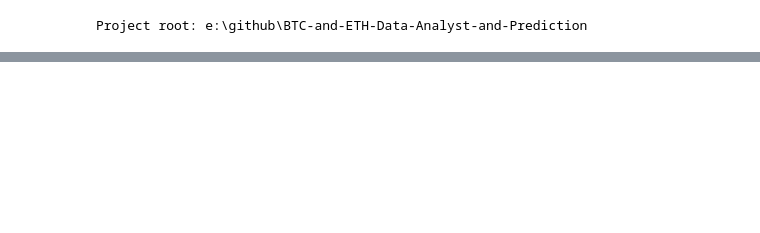
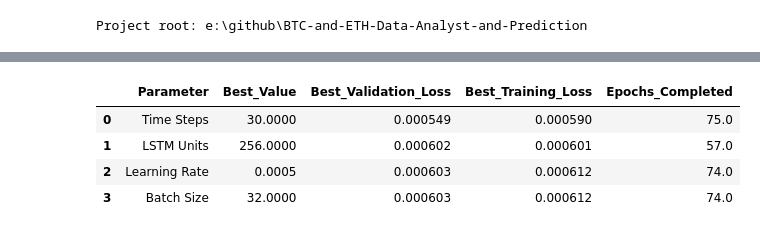
Before and after one commit to TsienHahn/BTC-and-ETH-Data-Analyst-and-Prediction, a Jupyter notebook: notebooks/05_Hyperparameter_analysis.ipynb, the cells around one changed output, grey strips where cells are left out. Drawn from its saved outputs; the diff is of its cells as text; code cells hidden in the pictures; blank space fills up the shorter version.

```diff
--- a/notebooks/05_Hyperparameter_analysis.ipynb
+++ b/notebooks/05_Hyperparameter_analysis.ipynb
@@ -442,0 +615,73 @@ def plot_parameter_results(
+# %%
+import pandas as pd
+
+best_parameter_rows = []
+
+for parameter_name, (
+    results_data,
+    value_column
+) in parameter_results.items():
+
+    # Convert list into DataFrame
+    results_df = pd.DataFrame(results_data)
+
+    if results_df.empty:
+        print(
+            f"Warning: No results for "
+            f"{parameter_name}"
+        )
+        continue
+
+    if "best_validation_loss" not in results_df.columns:
+        raise ValueError(
+            f"{parameter_name} does not contain "
+            "'best_validation_loss'. "
+            f"Available columns: "
+            f"{results_df.columns.tolist()}"
+        )
+
+    if value_column not in results_df.columns:
+        raise ValueError(
+            f"{parameter_name} does not contain "
+            f"'{value_column}'. "
+            f"Available columns: "
+            f"{results_df.columns.tolist()}"
+        )
+
+    # Find the row with the lowest validation loss
+    best_index = (
+        results_df["best_validation_loss"]
+        .astype(float)
+        .idxmin()
+    )
+
+    best_row = results_df.loc[best_index]
+
+    best_parameter_rows.append({
+        "Parameter": parameter_name,
+
+        "Best_Value":
+            best_row[value_column],
+
+        "Best_Validation_Loss":
+            best_row["best_validation_loss"],
+
+        "Best_Training_Loss":
+            best_row["best_training_loss"],
+
+        "Epochs_Completed":
+            best_row["epochs_completed"]
+    })
+
+
+best_parameters_df = pd.DataFrame(
+    best_parameter_rows
+)
+
+display(best_parameters_df)
+# %% [output]
+|  | Parameter | Best_Value | Best_Validation_Loss | Best_Training_Loss | Epochs_Completed |
+| 0 | Time Steps | 30.0000 | 0.000549 | 0.000590 | 75.0 |
+| 1 | LSTM Units | 256.0000 | 0.000602 | 0.000601 | 57.0 |
+| 2 | Learning Rate | 0.0005 | 0.000603 | 0.000612 | 74.0 |
+| 3 | Batch Size | 32.0000 | 0.000603 | 0.000612 | 74.0 |
```
Also changed, not shown: parts of 13 cells of this notebook, 3 other files.
